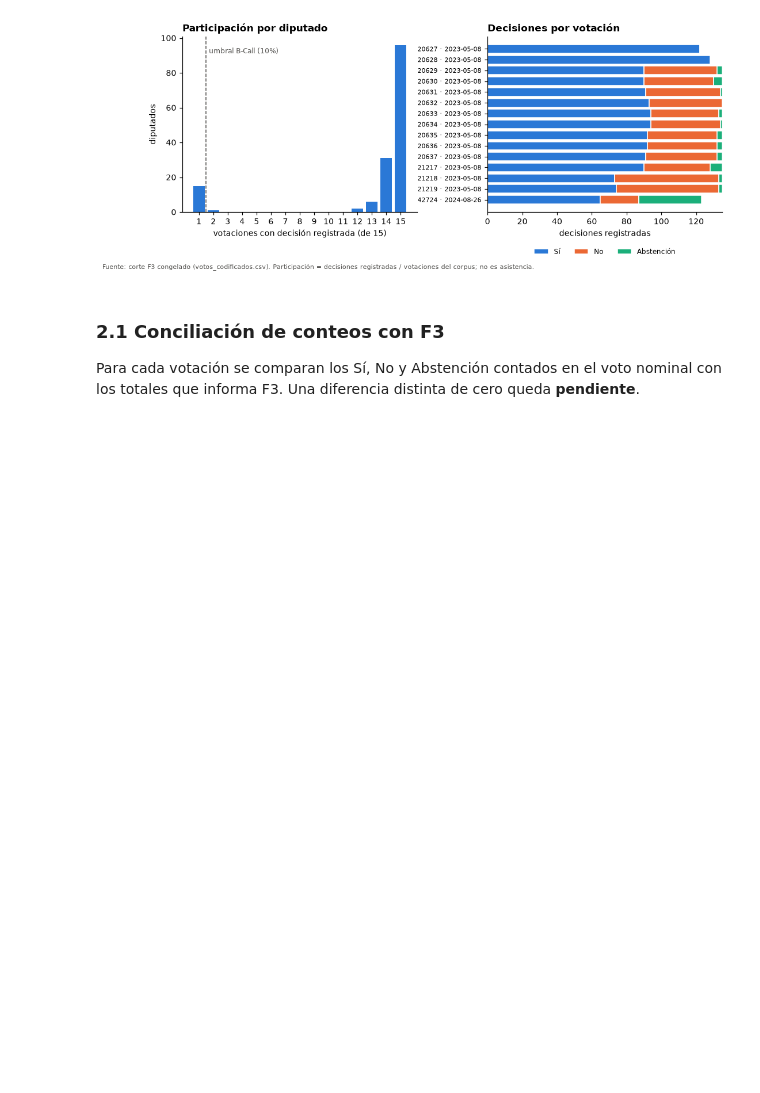
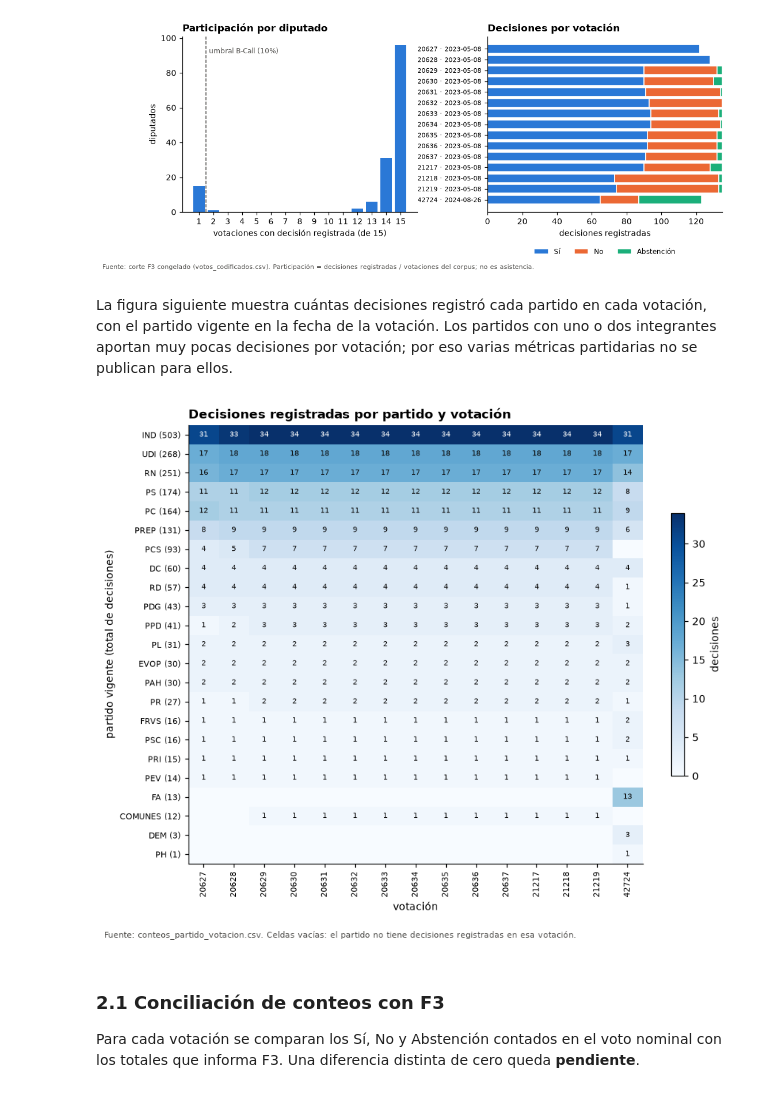
Before and after one commit to joserodriguezc/grupo_1_programacion_ciencia_datos, a Jupyter notebook: F4/notebooks/F4_01_datos_y_cobertura.ipynb, the cells around one changed output. Cells and saved outputs as stored; diff of their text form; code cells hidden in the pictures; blank space fills up the shorter version.

Commit message:
feat(f4): conciliar la salida individual de B-Call y exportar figuras de datos y cobertura

```diff
--- a/F4/notebooks/F4_01_datos_y_cobertura.ipynb
+++ b/F4/notebooks/F4_01_datos_y_cobertura.ipynb
@@ -40,6 +41,8 @@ rutas = {
     'manifiesto': raiz / 'F4/data/reports/manifiesto_corte.json',
     'votos': raiz / 'F4/data/processed/votos_codificados.csv',
 }
+FIGURAS = raiz / 'F4/figures/datos_cobertura'
+FIGURAS.mkdir(parents=True, exist_ok=True)
 for nombre, ruta in rutas.items():
     if not ruta.is_file() or ruta.stat().st_size == 0:
         raise FileNotFoundError(f'Entrada ausente o vacía: {ruta.relative_to(raiz)}')
@@ -243,6 +248,38 @@ fig.text(0.01, -0.14, 'Fuente: corte F3 congelado (votos_codificados.csv). '
 plt.show()
 # %% [output]
 [figure]
+# %% [markdown]
+La figura siguiente muestra cuántas decisiones registró cada partido en cada votación,
+con el partido vigente en la fecha de la votación. Los partidos con uno o dos
+integrantes aportan muy pocas decisiones por votación; por eso varias métricas
+partidarias no se publican para ellos.
+# %%
+conteo_pv = (partido_votacion.pivot_table(index='partido_alias', columns='votacion_id',
+                                          values='T', aggfunc='sum', fill_value=0)
+             .reindex(columns=corpus.votaciones['votacion_id'], fill_value=0))
+conteo_pv = conteo_pv.loc[conteo_pv.sum(axis=1).sort_values(ascending=False,
+                                                           kind='stable').index]
+fig, ax = plt.subplots(figsize=(9, 7))
+imagen = ax.imshow(conteo_pv.to_numpy(), aspect='auto', cmap='Blues', vmin=0)
+for (i, j), valor in np.ndenumerate(conteo_pv.to_numpy()):
+    if valor:
+        ax.text(j, i, int(valor), ha='center', va='center', fontsize=6.5,
+                color='white' if valor > conteo_pv.to_numpy().max() * 0.55 else TEXTO)
+ax.set_xticks(range(conteo_pv.shape[1]), conteo_pv.columns, rotation=90, fontsize=7)
+ax.set_yticks(range(conteo_pv.shape[0]),
+              [f'{p} ({int(t)})' for p, t in conteo_pv.sum(axis=1).items()], fontsize=7.5)
+ax.set_xlabel('votación')
+ax.set_ylabel('partido vigente (total de decisiones)')
+ax.set_title('Decisiones registradas por partido y votación', loc='left',
+             fontweight='bold')
+fig.colorbar(imagen, ax=ax, shrink=0.6, label='decisiones')
+fig.text(0.01, -0.02, 'Fuente: conteos_partido_votacion.csv. Celdas vacías: el partido '
+         'no tiene decisiones registradas en esa votación.', fontsize=7.5, color=GRIS)
+fig.savefig(FIGURAS / 'decisiones_partido_votacion.png', dpi=160, bbox_inches='tight',
+            metadata={'Software': None})
+plt.show()
+# %% [output]
+[figure, added]
 # %% [markdown]
 ### 2.1 Conciliación de conteos con F3
 Para cada votación se comparan los Sí, No y Abstención contados en el voto nominal
```
Also changed, not shown: parts of 13 cells of this notebook, 9 other files.
